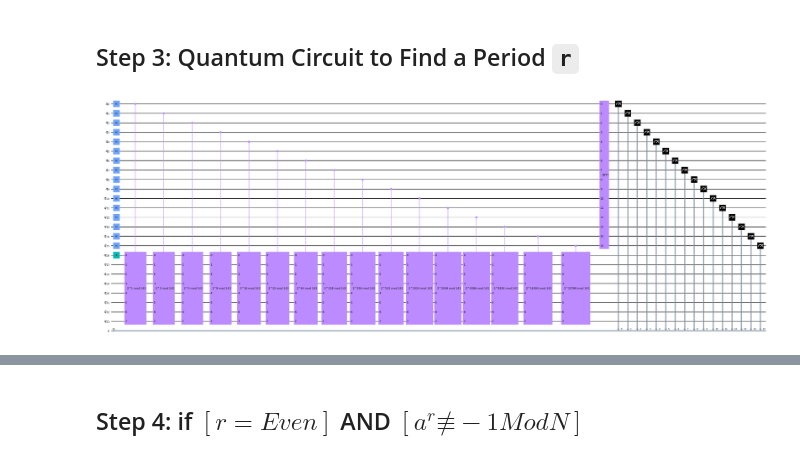
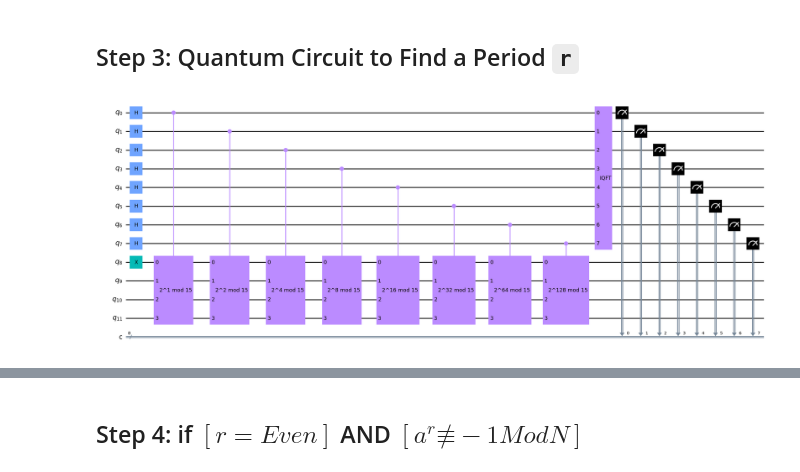
Before and after one commit to asajm/Quantum-Platform-Compare, a Jupyter notebook: Quantum-Platform-Compare.ipynb, the cells around one changed output, grey strips where cells are left out. Drawn from its saved outputs; the diff is of its cells as text; code cells hidden in the pictures.

```diff
--- a/Quantum-Platform-Compare.ipynb
+++ b/Quantum-Platform-Compare.ipynb
@@ -145,9 +143,3 @@ import math
 from fractions import Fraction
 
 from sympy import isprime
-# %%
-N=2048**2
-ns=[]
-for n in range(2,N):
-    if math.gcd(n,N)==1:
-        ns.append(n)
@@ -221,0 +223,4 @@ def qft_dagger(n):
+# %%
+for i in range(0,2049*2,256):
+    _N =2**i
+    print(f'2^{i:04} > {len(str(_N)):04} Digits')
@@ -239,7 +257,7 @@ def qft_dagger(n):
 
 > If the targeted N requires 1000 bits for its representation, the quantum circuit will be composed of 1000 qubits.
 # %%
-N=143
+N=15
 a=2
 n_len = math.ceil(math.log2(N))
 m_len = 2*n_len
@@ -290,28 +293,28 @@ for p in range(m_len):
 # %%
 qc = QuantumCircuit(m_len + n_len, m_len)
 
 # Initialize counting qubits
 # in state |+>
 for q in range(m_len):
     qc.h(q)
 
 # And auxiliary register in state |1>
 qc.x(m_len)
 
 # Do controlled-U operations
 for q in range(m_len):
     qc.append(c_amodN(a, N, 2**q),
              [q] + [i+m_len for i in range(n_len)])
 
 # Do inverse-QFT
-qc.append(qft_dagger(m_len), range(m_len))
-# qc.append(QFT(m_len, inverse=True), range(m_len))
+# qc.append(qft_dagger(m_len), range(m_len))
+qc.append(QFT(m_len, inverse=True), range(m_len))
 # qc.append(QFT(m_len).inverse(), range(m_len))
 
 
 # Measure circuit
 qc.measure(range(m_len), range(m_len))
 # qc.draw(fold=-1)
 qc.draw(fold=-1, output='mpl', style='clifford')
 # %% [output]
-[figure, old version]
+[figure, new version]
```
Also changed, not shown: parts of 17 cells of this notebook, 3 other files.
